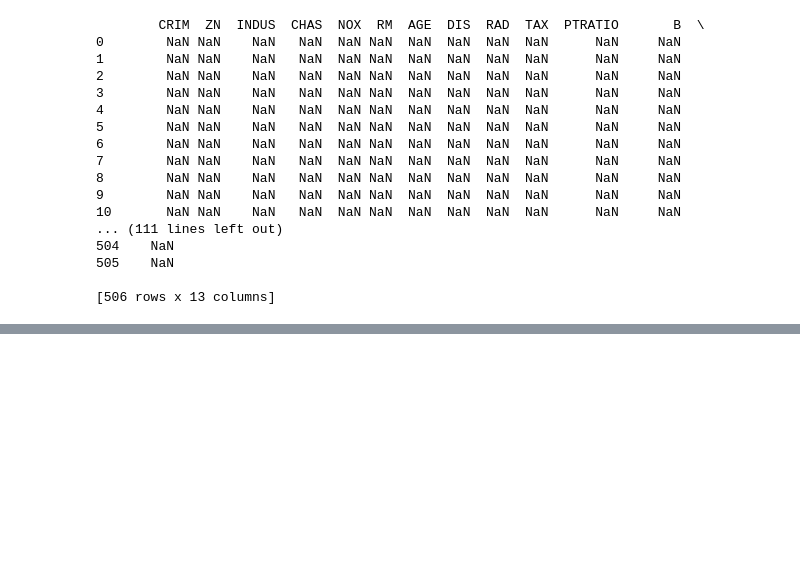
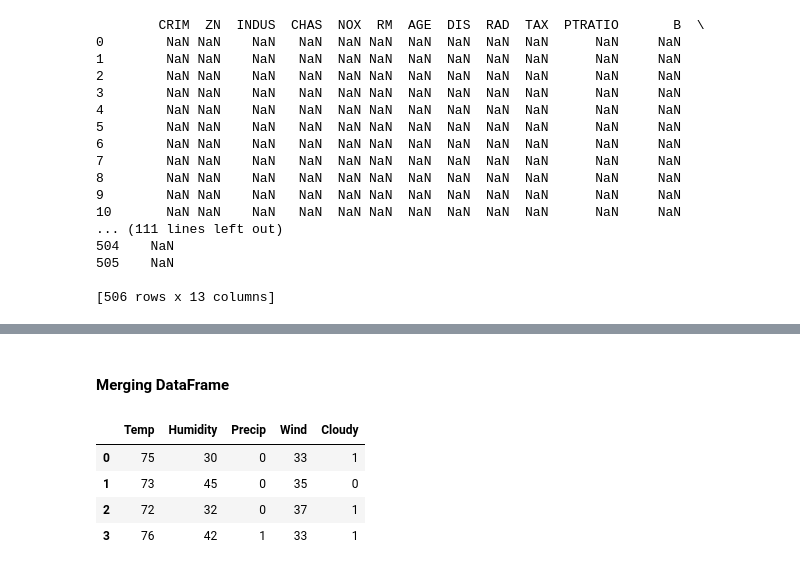
Before and after one commit to cmj123/BecomeAProfessionalPythonProgrammer, a Jupyter notebook: data_analysis_python_pandas/data_analysis_with_python_pandas.ipynb, the cells around one changed output, grey strips where cells are left out. Saved outputs shown, nothing was run; the diff lists cells and outputs as text; code cells hidden in the pictures; blank space fills up the shorter version.

```diff
--- a/data_analysis_python_pandas/data_analysis_with_python_pandas.ipynb
+++ b/data_analysis_python_pandas/data_analysis_with_python_pandas.ipynb
@@ -380,0 +462,20 @@ print(boston_df[(boston_df < (Q1 - 1.5*IQR)) | (boston_df > (Q3 +1.5*IQR))])
+# %% [markdown]
+#### Merging DataFrame
+# %%
+import pandas as pd
+
+df1 = pd.DataFrame({'Temp':[75,73,72,76],
+                    'Humidity':[30,45,32,42],
+                    'Precip':[0,0,0,1]})
+
+df2 = pd.DataFrame({'Temp':[75,73,72,76],
+                    'Wind':[33,35,37,33],
+                    'Cloudy':[1,0,1,1]})
+
+pd.merge(df1, df2, on='Temp')
+# %% [output]
+|  | Temp | Humidity | Precip | Wind | Cloudy |
+| 0 | 75 | 30 | 0 | 33 | 1 |
+| 1 | 73 | 45 | 0 | 35 | 0 |
+| 2 | 72 | 32 | 0 | 37 | 1 |
+| 3 | 76 | 42 | 1 | 33 | 1 |
```
Also changed, not shown: parts of 10 cells of this notebook.
